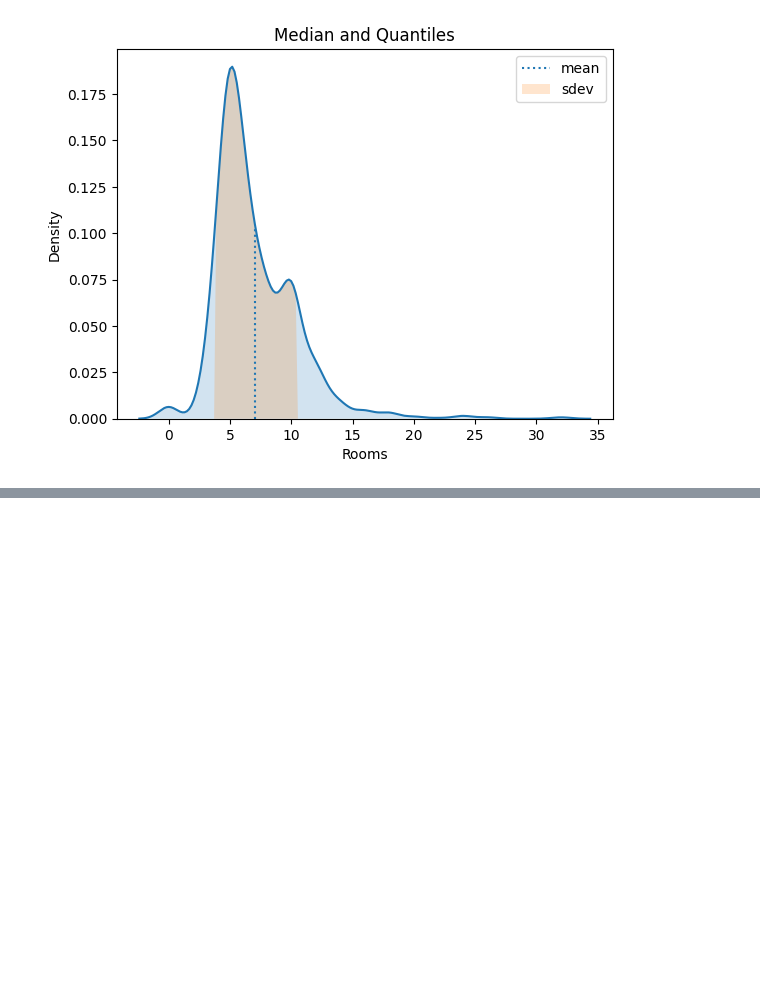
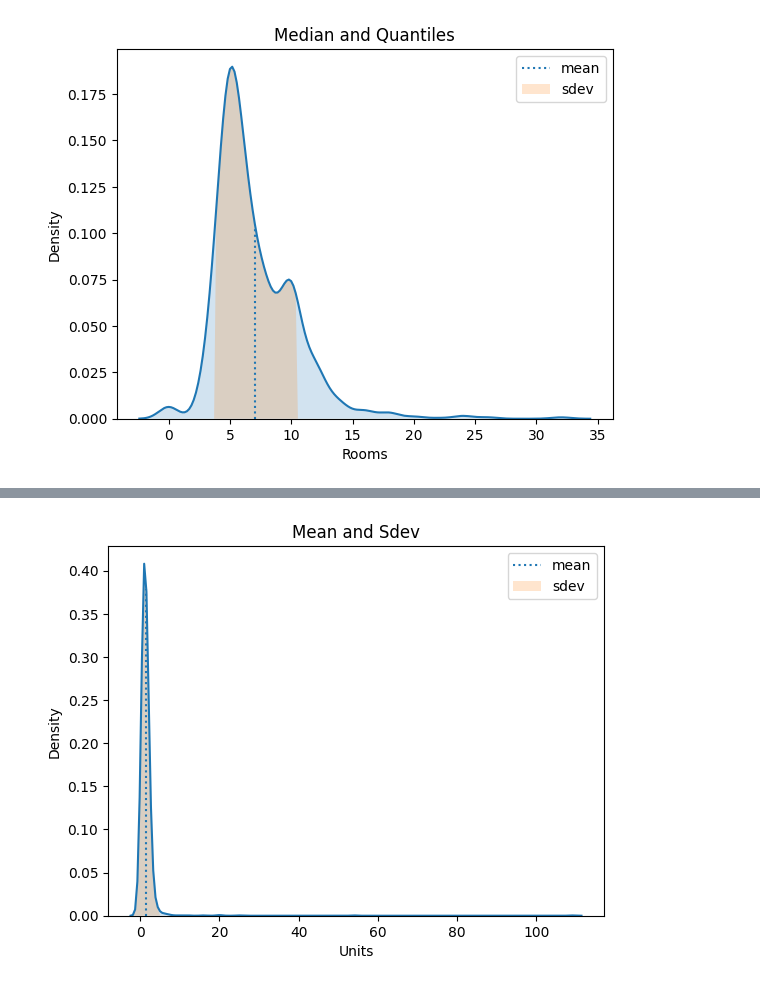
Before and after one commit to Flixner/Property-Sales-Prediction, a Jupyter notebook: eda.ipynb, the cells around one changed output, grey strips where cells are left out. Cells and saved outputs as stored; diff of their text form; code cells hidden in the pictures; blank space fills up the shorter version.

```diff
--- a/eda.ipynb
+++ b/eda.ipynb
@@ -674,0 +699,4 @@ kde_plot(df, "Rooms", title="Median and Quantiles", kde_ext=kde_ext_mean_sdev)
+# %%
+kde_plot(df, "Units", "Mean and Sdev", kde_ext=kde_ext_mean_sdev)
+# %% [output]
+[figure, added]
```
Also changed, not shown: parts of 35 cells of this notebook.
